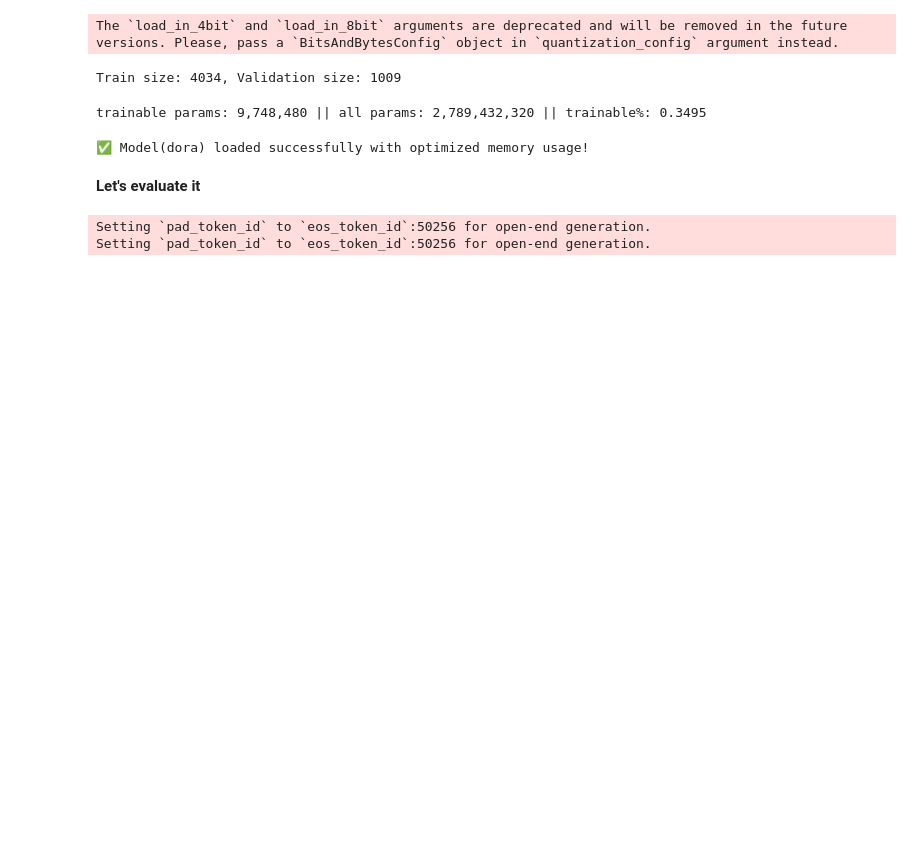
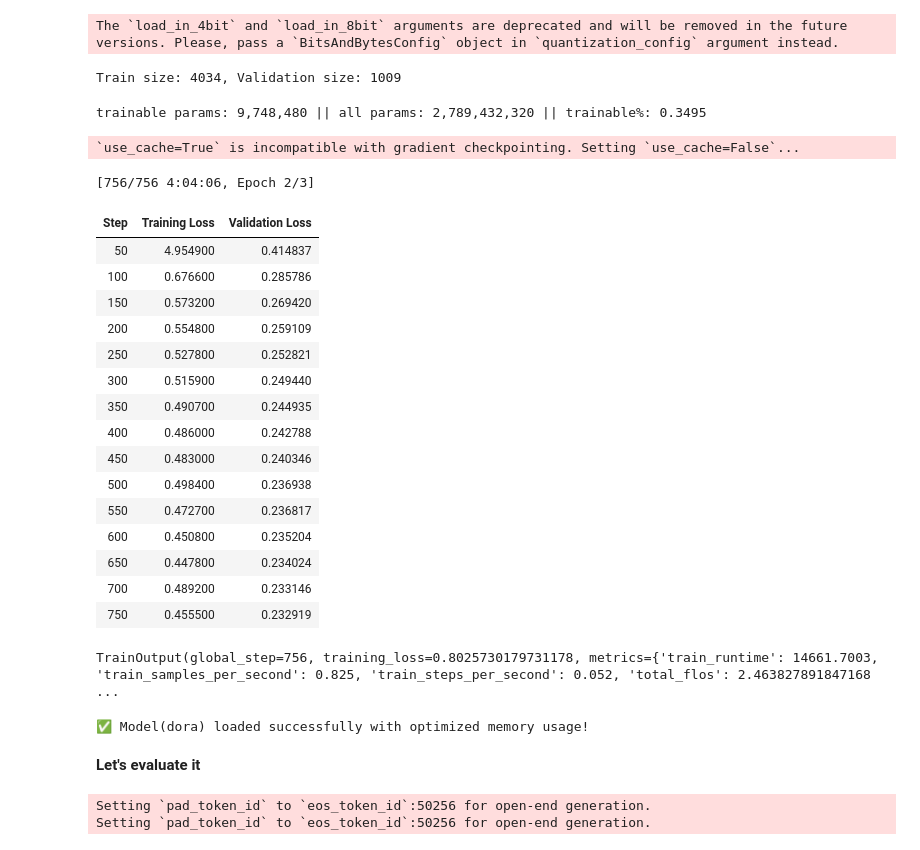
Before and after one commit to BenzNgash/Glossy_llm, a Jupyter notebook: Dora_fulltest.ipynb, the cells around one changed output. Cells and saved outputs as stored; diff of their text form; code cells hidden in the pictures; blank space fills up the shorter version.

```diff
--- a/Dora_fulltest.ipynb
+++ b/Dora_fulltest.ipynb
@@ -113,7 +138,7 @@ training_args = TrainingArguments(
     logging_steps=50,
     learning_rate=5e-5,  # Slightly lower for stability
     weight_decay=0.01,
-    num_train_epochs=1,  # Reduce epochs to speed up training
+    num_train_epochs=3,  # Reduce epochs to speed up training
     save_total_limit=1,  # Save only the best checkpoint
     metric_for_best_model="loss",
     greater_is_better=False,
@@ -133,7 +158,27 @@ trainer = Trainer(
 )
 # %%
 #Train the model
-# trainer.train()
+trainer.train()
+# %% [output]
+`use_cache=True` is incompatible with gradient checkpointing. Setting `use_cache=False`...
+[756/756 4:04:06, Epoch 2/3]
+| Step | Training Loss | Validation Loss |
+| 50 | 4.954900 | 0.414837 |
+| 100 | 0.676600 | 0.285786 |
+| 150 | 0.573200 | 0.269420 |
+| 200 | 0.554800 | 0.259109 |
+| 250 | 0.527800 | 0.252821 |
+| 300 | 0.515900 | 0.249440 |
+| 350 | 0.490700 | 0.244935 |
+| 400 | 0.486000 | 0.242788 |
+| 450 | 0.483000 | 0.240346 |
+| 500 | 0.498400 | 0.236938 |
+| 550 | 0.472700 | 0.236817 |
+| 600 | 0.450800 | 0.235204 |
+| 650 | 0.447800 | 0.234024 |
+| 700 | 0.489200 | 0.233146 |
+| 750 | 0.455500 | 0.232919 |
+TrainOutput(global_step=756, training_loss=0.8025730179731178, metrics={'train_runtime': 14661.7003, 'train_samples_per_second': 0.825, 'train_steps_per_second': 0.052, 'total_flos': 2.463827891847168 ...
 # %%
 from transformers import AutoModelForCausalLM, AutoTokenizer
 import torch
```
Also changed, not shown: parts of 11 cells of this notebook.
